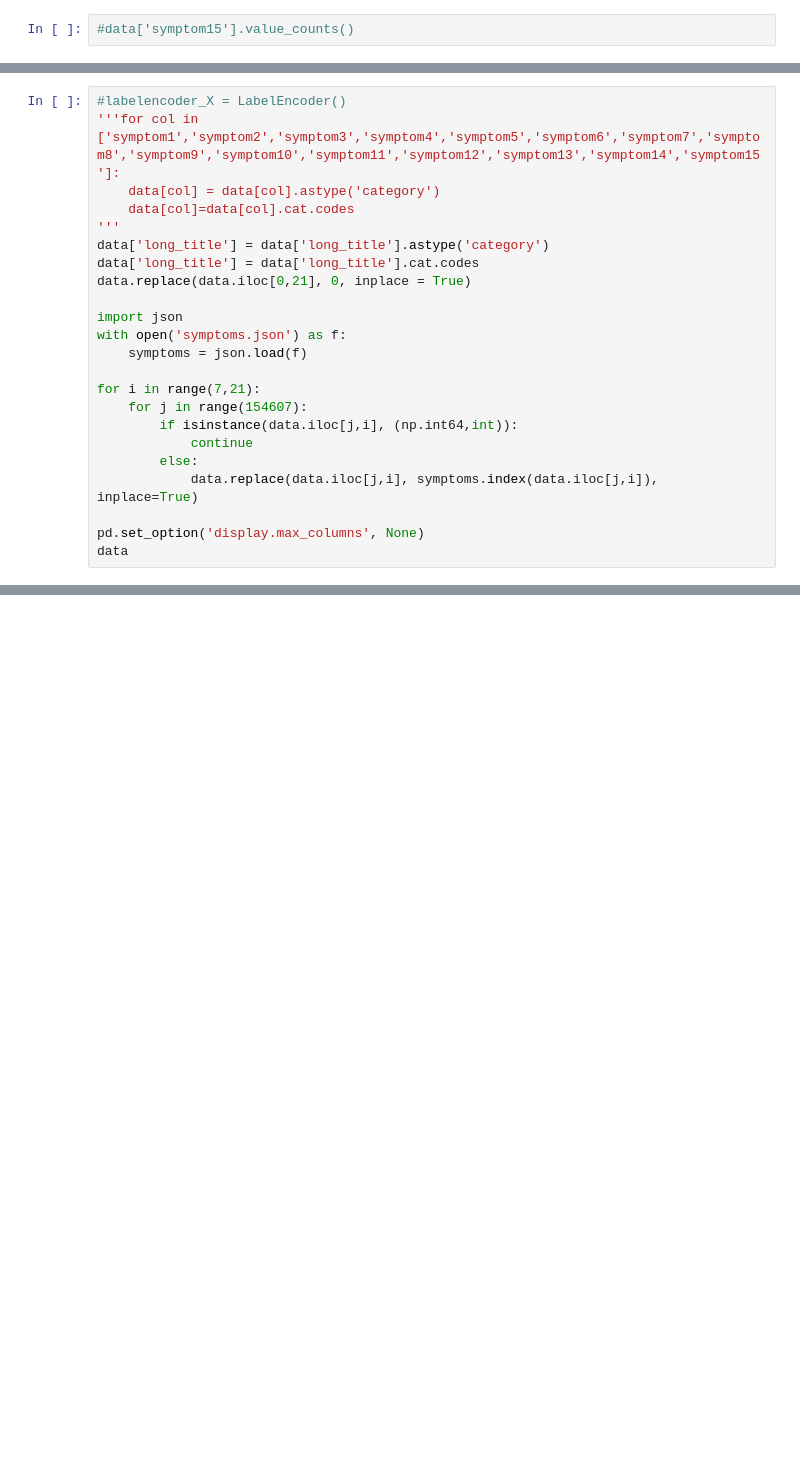
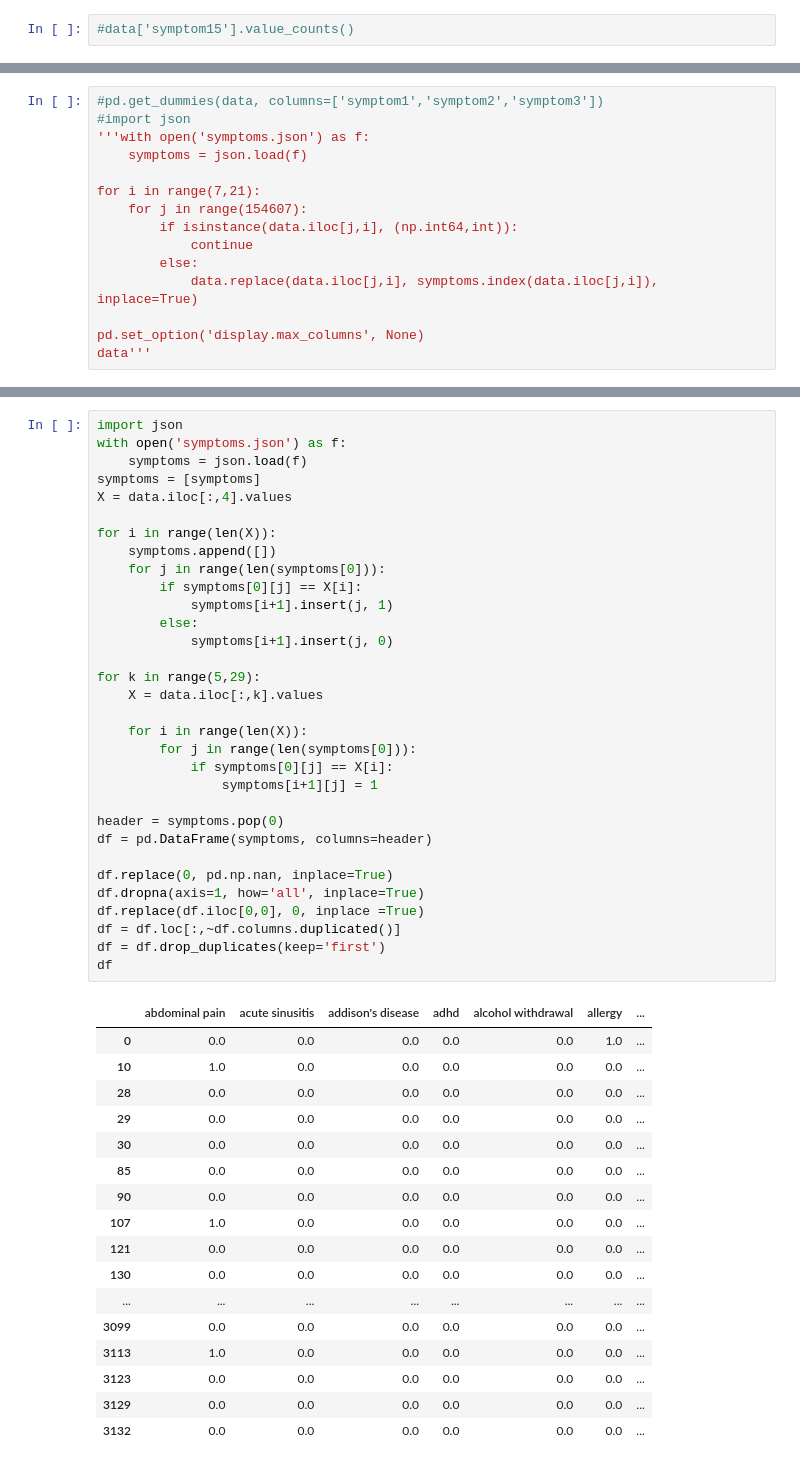
Before and after one commit to TheAntiSnipe/help-a-doc, a Jupyter notebook: Pprocess&modeling.ipynb, the cells around one changed output, grey strips where cells are left out. Drawn from its saved outputs; the diff is of its cells as text; blank space fills up the shorter version.

```diff
--- a/Pprocess&modeling.ipynb
+++ b/Pprocess&modeling.ipynb
@@ -44,15 +43,7 @@ data.head()
 # %%
-#labelencoder_X = LabelEncoder()
-'''for col in ['symptom1','symptom2','symptom3','symptom4','symptom5','symptom6','symptom7','symptom8','symptom9','symptom10','symptom11','symptom12','symptom13','symptom14','symptom15']:
-    data[col] = data[col].astype('category')
-    data[col]=data[col].cat.codes
-'''
-data['long_title'] = data['long_title'].astype('category')
-data['long_title'] = data['long_title'].cat.codes
-data.replace(data.iloc[0,21], 0, inplace = True)
-
-import json
-with open('symptoms.json') as f:
+#pd.get_dummies(data, columns=['symptom1','symptom2','symptom3'])
+#import json
+'''with open('symptoms.json') as f:
     symptoms = json.load(f)
 
 for i in range(7,21):
@@ -63,5 +54,5 @@ for i in range(7,21):
             data.replace(data.iloc[j,i], symptoms.index(data.iloc[j,i]), inplace=True)
 
 pd.set_option('display.max_columns', None)
-data
+data'''
 # %% [output]
@@ -85,0 +60,50 @@ data
+# %%
+import json
+with open('symptoms.json') as f:
+    symptoms = json.load(f)
+symptoms = [symptoms]
+X = data.iloc[:,4].values
+
+for i in range(len(X)):
+    symptoms.append([])
+    for j in range(len(symptoms[0])):
+        if symptoms[0][j] == X[i]:
+            symptoms[i+1].insert(j, 1)
+        else:
+            symptoms[i+1].insert(j, 0)
+
+for k in range(5,29):
+    X = data.iloc[:,k].values
+
+    for i in range(len(X)):
+        for j in range(len(symptoms[0])):
+            if symptoms[0][j] == X[i]:
+                symptoms[i+1][j] = 1
+
+header = symptoms.pop(0)
+df = pd.DataFrame(symptoms, columns=header)
+
+df.replace(0, pd.np.nan, inplace=True)
+df.dropna(axis=1, how='all', inplace=True)
+df.replace(df.iloc[0,0], 0, inplace =True)
+df = df.loc[:,~df.columns.duplicated()]
+df = df.drop_duplicates(keep='first')
+df
+# %% [output]
+|  | abdominal pain | acute sinusitis | addison's disease | adhd | alcohol withdrawal | allergy | ... |
+| 0 | 0.0 | 0.0 | 0.0 | 0.0 | 0.0 | 1.0 | ... |
+| 10 | 1.0 | 0.0 | 0.0 | 0.0 | 0.0 | 0.0 | ... |
+| 28 | 0.0 | 0.0 | 0.0 | 0.0 | 0.0 | 0.0 | ... |
+| 29 | 0.0 | 0.0 | 0.0 | 0.0 | 0.0 | 0.0 | ... |
+| 30 | 0.0 | 0.0 | 0.0 | 0.0 | 0.0 | 0.0 | ... |
+| 85 | 0.0 | 0.0 | 0.0 | 0.0 | 0.0 | 0.0 | ... |
+| 90 | 0.0 | 0.0 | 0.0 | 0.0 | 0.0 | 0.0 | ... |
+| 107 | 1.0 | 0.0 | 0.0 | 0.0 | 0.0 | 0.0 | ... |
+| 121 | 0.0 | 0.0 | 0.0 | 0.0 | 0.0 | 0.0 | ... |
+| 130 | 0.0 | 0.0 | 0.0 | 0.0 | 0.0 | 0.0 | ... |
+| ... | ... | ... | ... | ... | ... | ... | ... |
+| 3099 | 0.0 | 0.0 | 0.0 | 0.0 | 0.0 | 0.0 | ... |
+| 3113 | 1.0 | 0.0 | 0.0 | 0.0 | 0.0 | 0.0 | ... |
+| 3123 | 0.0 | 0.0 | 0.0 | 0.0 | 0.0 | 0.0 | ... |
+| 3129 | 0.0 | 0.0 | 0.0 | 0.0 | 0.0 | 0.0 | ... |
+| 3132 | 0.0 | 0.0 | 0.0 | 0.0 | 0.0 | 0.0 | ... |
```
Also changed, not shown: parts of 13 cells of this notebook.
